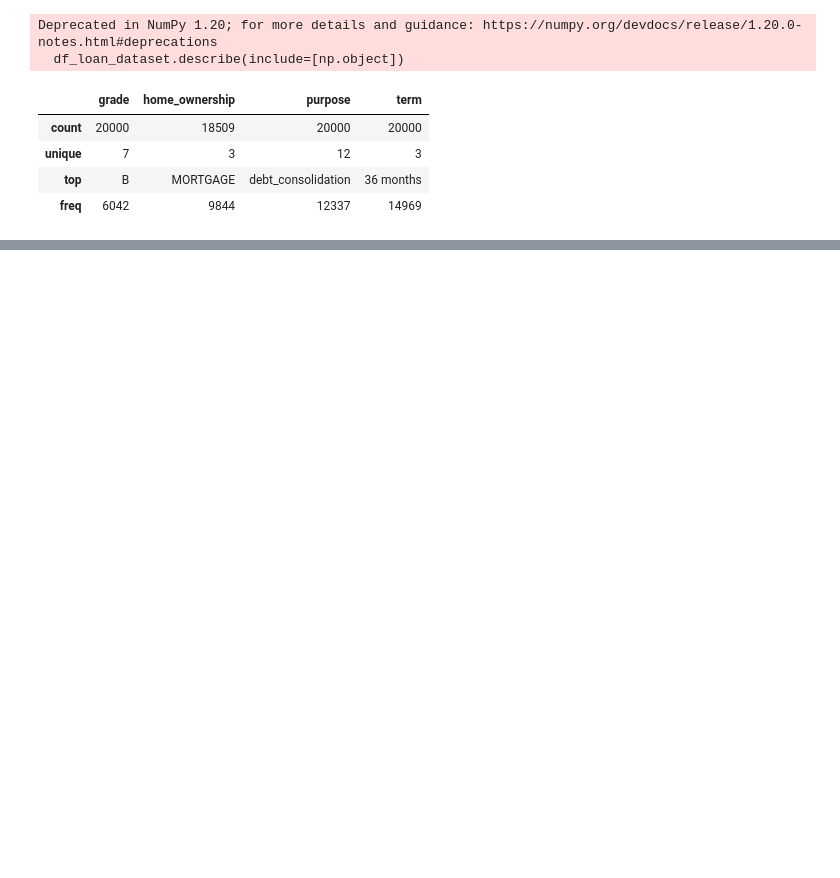
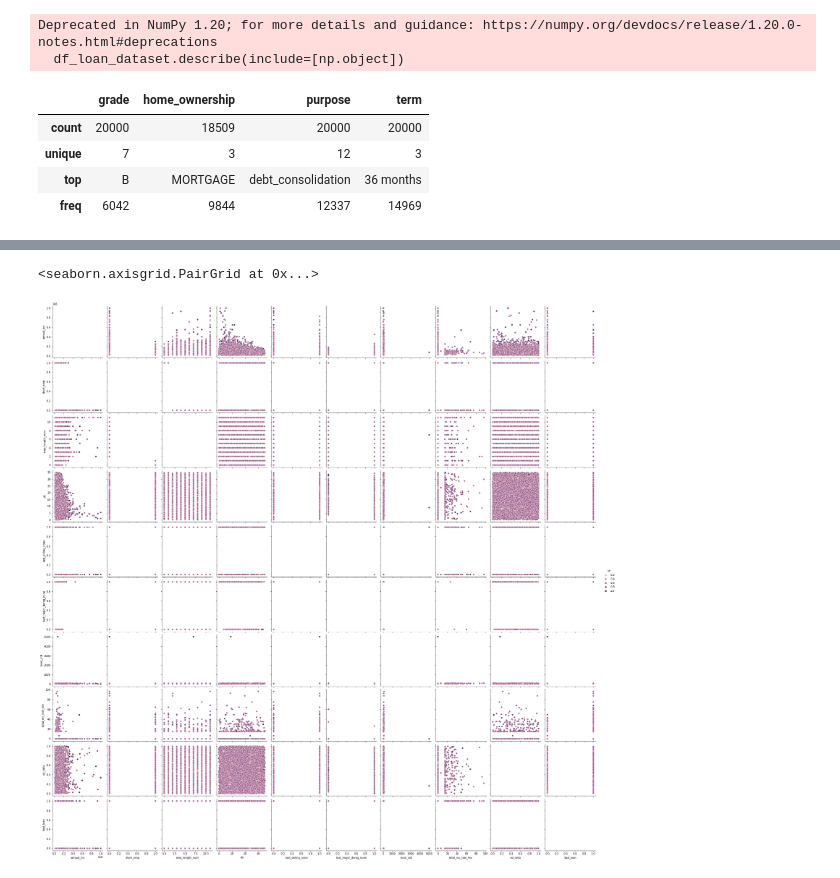
Before and after one commit to LiamO93/Data_Projects, a Jupyter notebook: Loan Default Project.ipynb, the cells around one changed output, grey strips where cells are left out. Cells and saved outputs as stored; diff of their text form; code cells hidden in the pictures; blank space fills up the shorter version.

```diff
--- a/Loan Default Project.ipynb
+++ b/Loan Default Project.ipynb
@@ -204,0 +169,5 @@ sns.distplot(df_loan_dataset['annual_inc'],bins=10)
+# %%
+sns.pairplot(df_loan_dataset, hue="id", height=3)
+# %% [output]
+<seaborn.axisgrid.PairGrid at 0x...>
+[figure, added]
```
Also changed, not shown: parts of 27 cells of this notebook.
